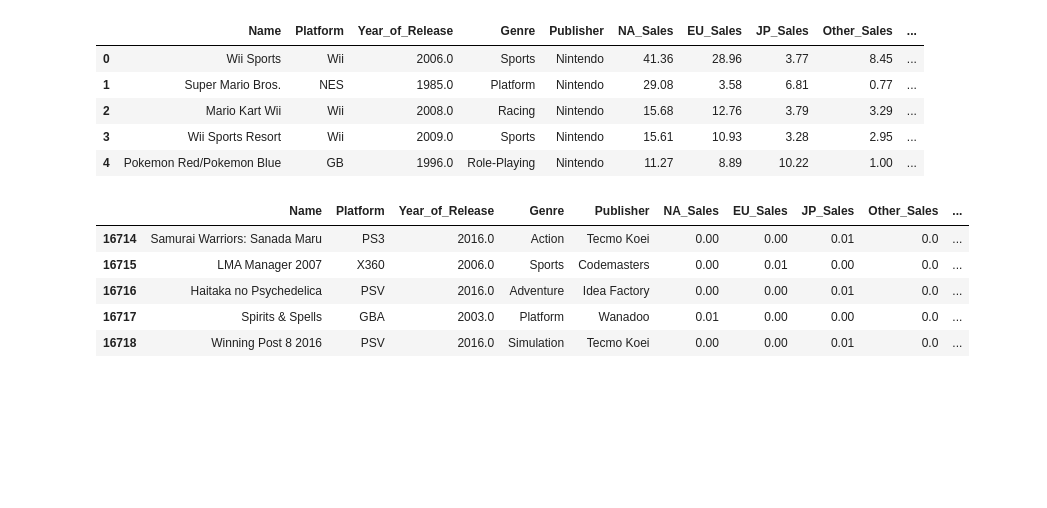
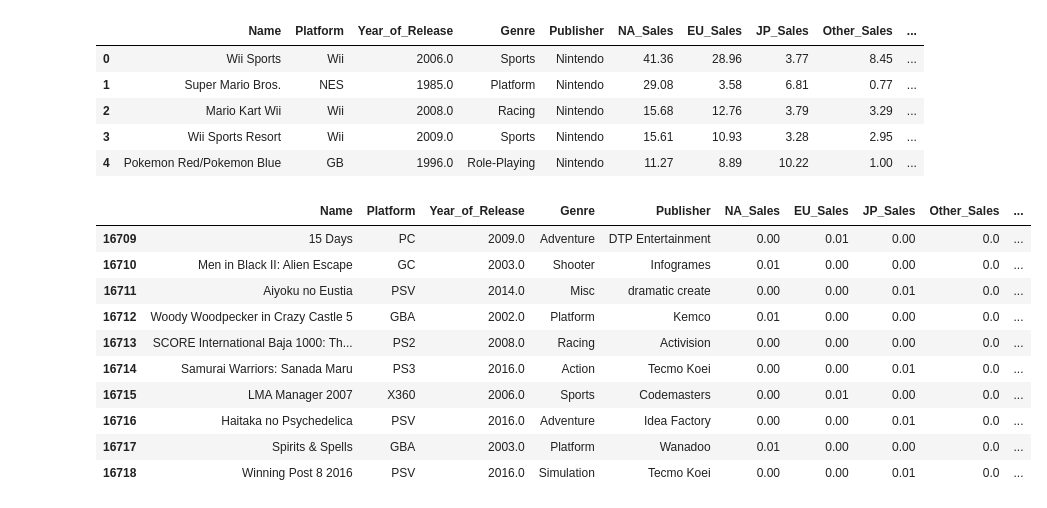
Before and after one commit to Thien-Nguyen-Git/Video-Games, a Jupyter notebook: VideoGameFormat.ipynb, the cells around one changed output. Saved outputs shown, nothing was run; the diff lists cells and outputs as text; code cells hidden in the pictures; blank space fills up the shorter version.

```diff
--- a/VideoGameFormat.ipynb
+++ b/VideoGameFormat.ipynb
@@ -171,12 +171,17 @@ df.head()
 # %%
 # 7.Show last 5 five rows
 
 # rows = df.iloc[-2:]
 # print(rows)
 
-df.tail()
+df.tail(10)
 # %% [output]
 |  | Name | Platform | Year_of_Release | Genre | Publisher | NA_Sales | EU_Sales | JP_Sales | Other_Sales | ... |
+| 16709 | 15 Days | PC | 2009.0 | Adventure | DTP Entertainment | 0.00 | 0.01 | 0.00 | 0.0 | ... |
+| 16710 | Men in Black II: Alien Escape | GC | 2003.0 | Shooter | Infogrames | 0.01 | 0.00 | 0.00 | 0.0 | ... |
+| 16711 | Aiyoku no Eustia | PSV | 2014.0 | Misc | dramatic create | 0.00 | 0.00 | 0.01 | 0.0 | ... |
+| 16712 | Woody Woodpecker in Crazy Castle 5 | GBA | 2002.0 | Platform | Kemco | 0.01 | 0.00 | 0.00 | 0.0 | ... |
+| 16713 | SCORE International Baja 1000: Th... | PS2 | 2008.0 | Racing | Activision | 0.00 | 0.00 | 0.00 | 0.0 | ... |
 | 16714 | Samurai Warriors: Sanada Maru | PS3 | 2016.0 | Action | Tecmo Koei | 0.00 | 0.00 | 0.01 | 0.0 | ... |
 | 16715 | LMA Manager 2007 | X360 | 2006.0 | Sports | Codemasters | 0.00 | 0.01 | 0.00 | 0.0 | ... |
 | 16716 | Haitaka no Psychedelica | PSV | 2016.0 | Adventure | Idea Factory | 0.00 | 0.00 | 0.01 | 0.0 | ... |
```
